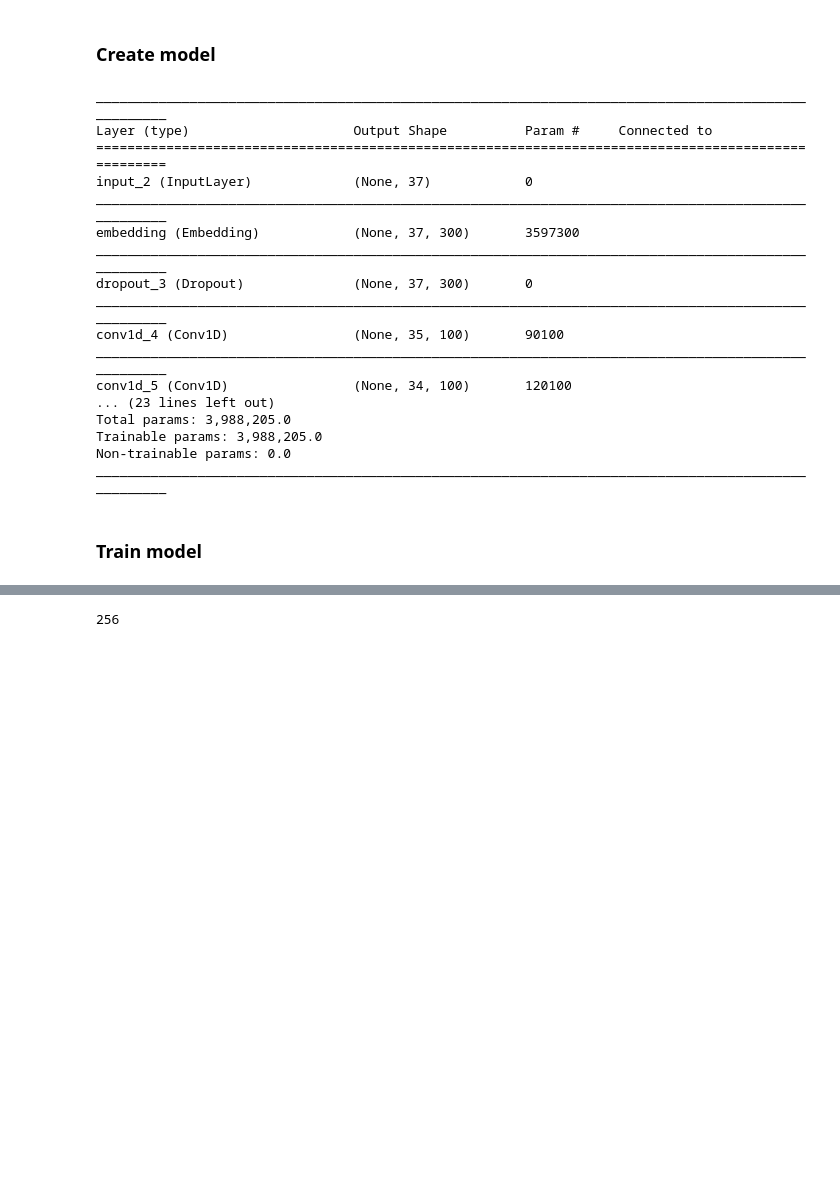
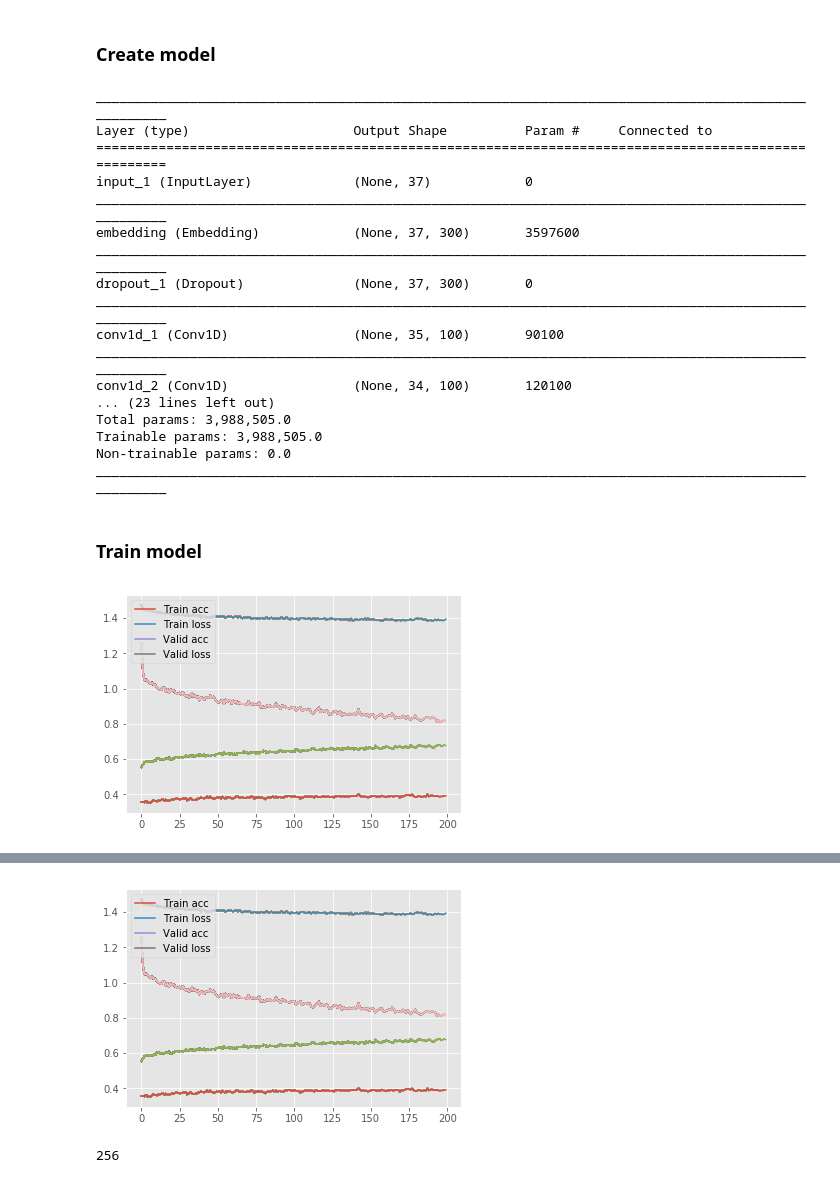
Before and after one commit to svjan5/CNN-for-text-classification, a Jupyter notebook: CNN/CNN_Main/CNN_SST.ipynb, the cells around one changed output, grey strips where cells are left out. Saved outputs shown, nothing was run; the diff lists cells and outputs as text; code cells hidden in the pictures; blank space fills up the shorter version.

```diff
--- a/CNN/CNN_Main/CNN_SST.ipynb
+++ b/CNN/CNN_Main/CNN_SST.ipynb
@@ -110,7 +114,7 @@ vocabulary_inv[dictionary_size] = "<PAD/>"
 # %%
 model_type    = 'CNN-non-static'  # CNN-rand|CNN-non-static|CNN-static
 embedding_dim = 300         # word2vec dim
-vocab_size    = dictionary_size
+vocab_size    = dictionary_size + 1
 max_sent_len  = seq_len
 N_CATEGORY    = 5
 # %% [markdown]
@@ -183,18 +187,18 @@ model.summary()
 ____________________________________________________________________________________________________
 Layer (type)                     Output Shape          Param #     Connected to
 ====================================================================================================
-input_2 (InputLayer)             (None, 37)            0
+input_1 (InputLayer)             (None, 37)            0
 ____________________________________________________________________________________________________
-embedding (Embedding)            (None, 37, 300)       3597300
+embedding (Embedding)            (None, 37, 300)       3597600
 ____________________________________________________________________________________________________
-dropout_3 (Dropout)              (None, 37, 300)       0
+dropout_1 (Dropout)              (None, 37, 300)       0
 ____________________________________________________________________________________________________
-conv1d_4 (Conv1D)                (None, 35, 100)       90100
+conv1d_1 (Conv1D)                (None, 35, 100)       90100
 ____________________________________________________________________________________________________
-conv1d_5 (Conv1D)                (None, 34, 100)       120100
+conv1d_2 (Conv1D)                (None, 34, 100)       120100
 ... (23 lines left out)
-Total params: 3,988,205.0
-Trainable params: 3,988,205.0
+Total params: 3,988,505.0
+Trainable params: 3,988,505.0
 Non-trainable params: 0.0
 ____________________________________________________________________________________________________
 # %% [markdown]
@@ -245,13 +249,14 @@ class Histories(keras.callbacks.Callback):
 # %%
 if model_type == "CNN-non-static":
     embedding_layer = model.get_layer("embedding")
     embedding_layer.set_weights(embedding_wts)
 
 model.compile(loss="categorical_crossentropy", optimizer=optimizers.SGD(), metrics=["accuracy"])
 
 histories = Histories()
 res = model.fit(x_train, y_train,
           batch_size = batch_size,
-          epochs=400,
+          epochs=200,
           validation_data=(x_test, y_test), verbose=2, callbacks=[histories])
 # %% [output]
+[figure, added]
@@ -259,3 +264,4 @@ ValueError: Layer weight shape (11991, 300) not compatible with provided weight
+[figure, added]
 # %%
 import os
 os.system('say done')
```
Also changed, not shown: parts of 3 cells of this notebook.
